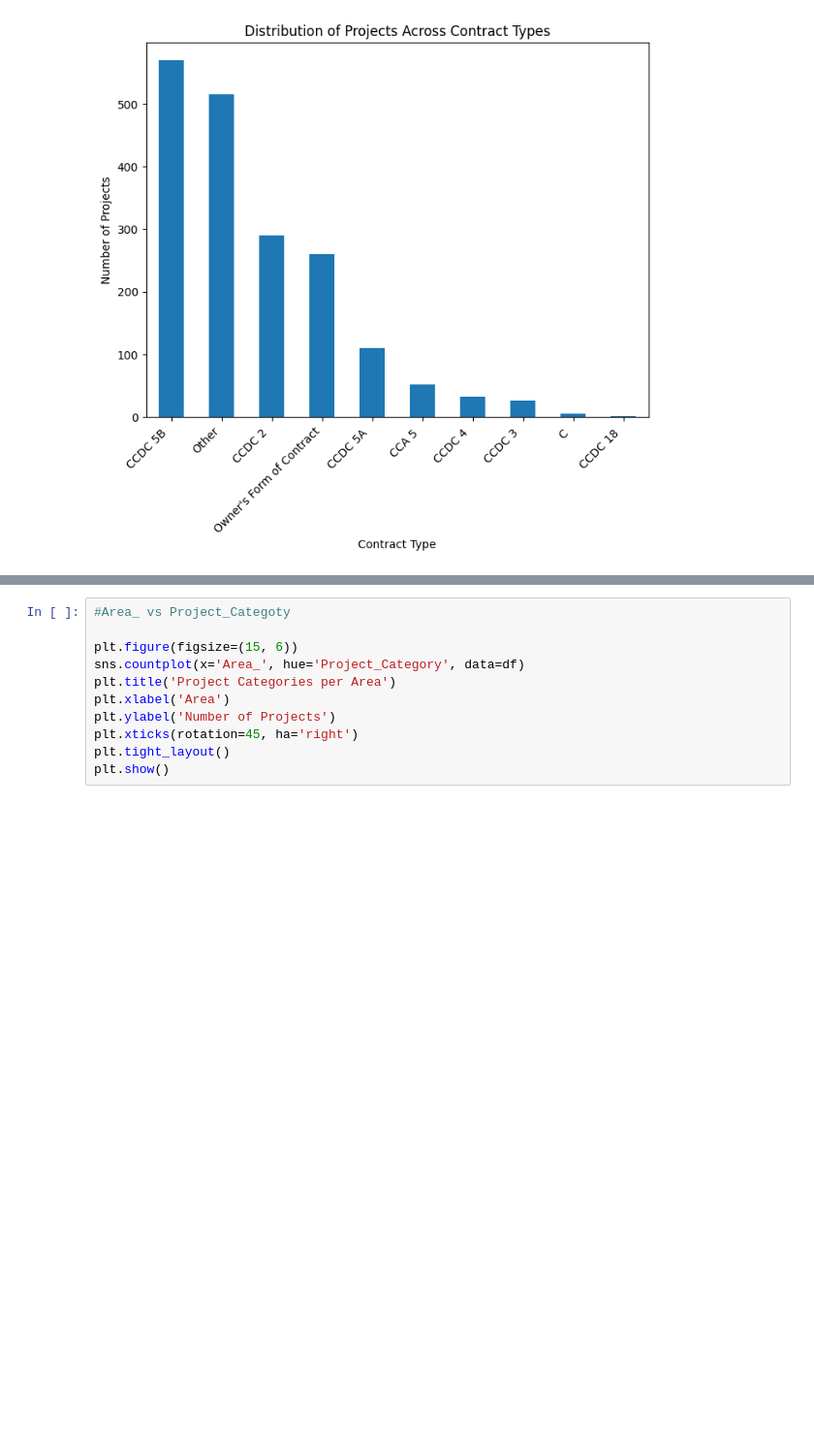
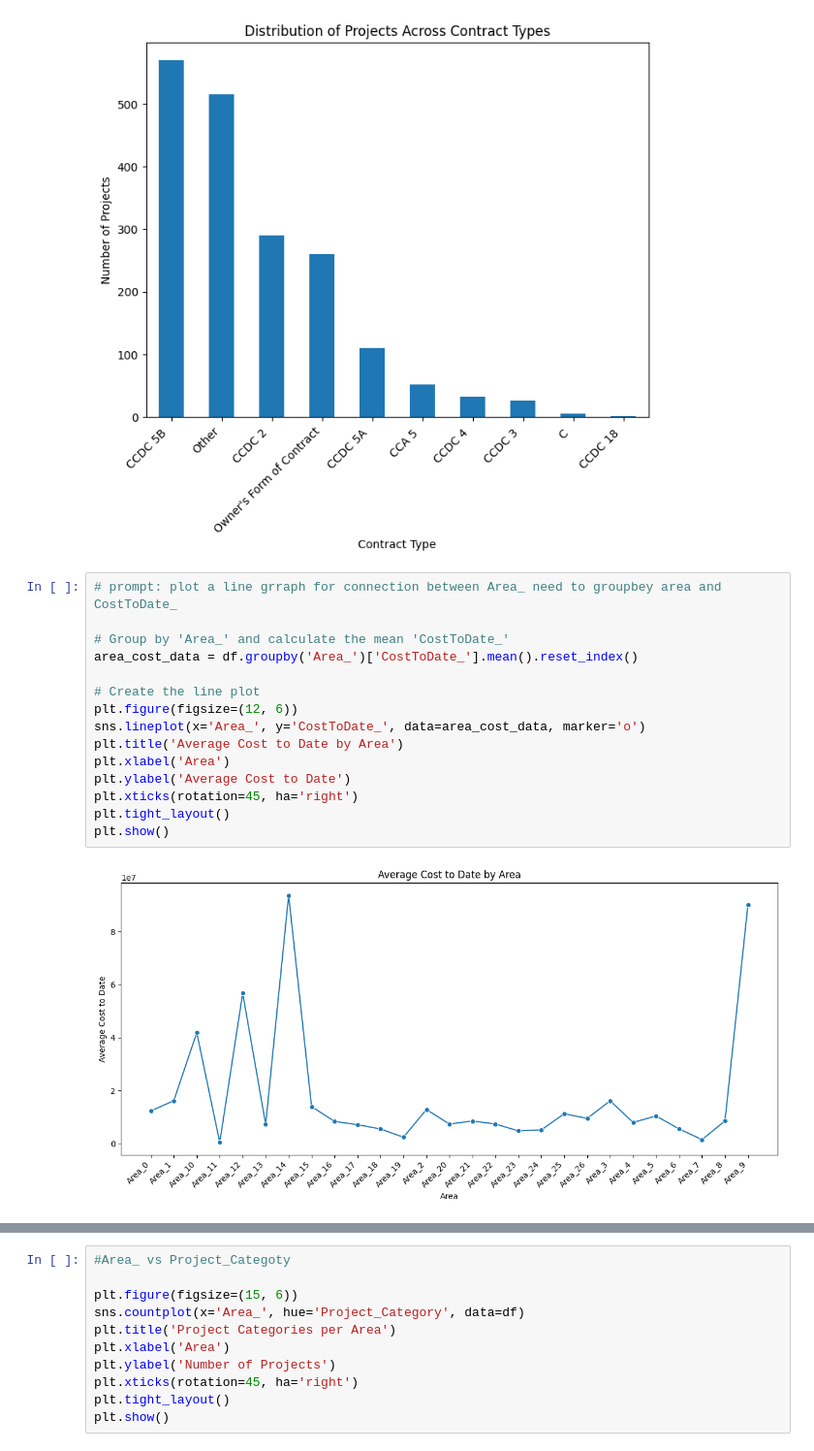
Before and after one commit to Shakib-IO/Python, a Jupyter notebook: EllisDon_Assessment.ipynb, the cells around one changed output, grey strips where cells are left out. Shown at 97% size. Drawn from its saved outputs; the diff is of its cells as text; blank space fills up the shorter version.

```diff
--- a/EllisDon_Assessment.ipynb
+++ b/EllisDon_Assessment.ipynb
@@ -172,3 +172,20 @@ plt.xticks(rotation=45, ha='right')
 plt.show()
 # %% [output]
 [figure]
+# %%
+# prompt: plot a line grraph for connection between Area_ need to groupbey area and CostToDate_
+
+# Group by 'Area_' and calculate the mean 'CostToDate_'
+area_cost_data = df.groupby('Area_')['CostToDate_'].mean().reset_index()
+
+# Create the line plot
+plt.figure(figsize=(12, 6))
+sns.lineplot(x='Area_', y='CostToDate_', data=area_cost_data, marker='o')
+plt.title('Average Cost to Date by Area')
+plt.xlabel('Area')
+plt.ylabel('Average Cost to Date')
+plt.xticks(rotation=45, ha='right')
+plt.tight_layout()
+plt.show()
+# %% [output]
+[figure, added]
```
Also changed, not shown: parts of 2 cells of this notebook.
